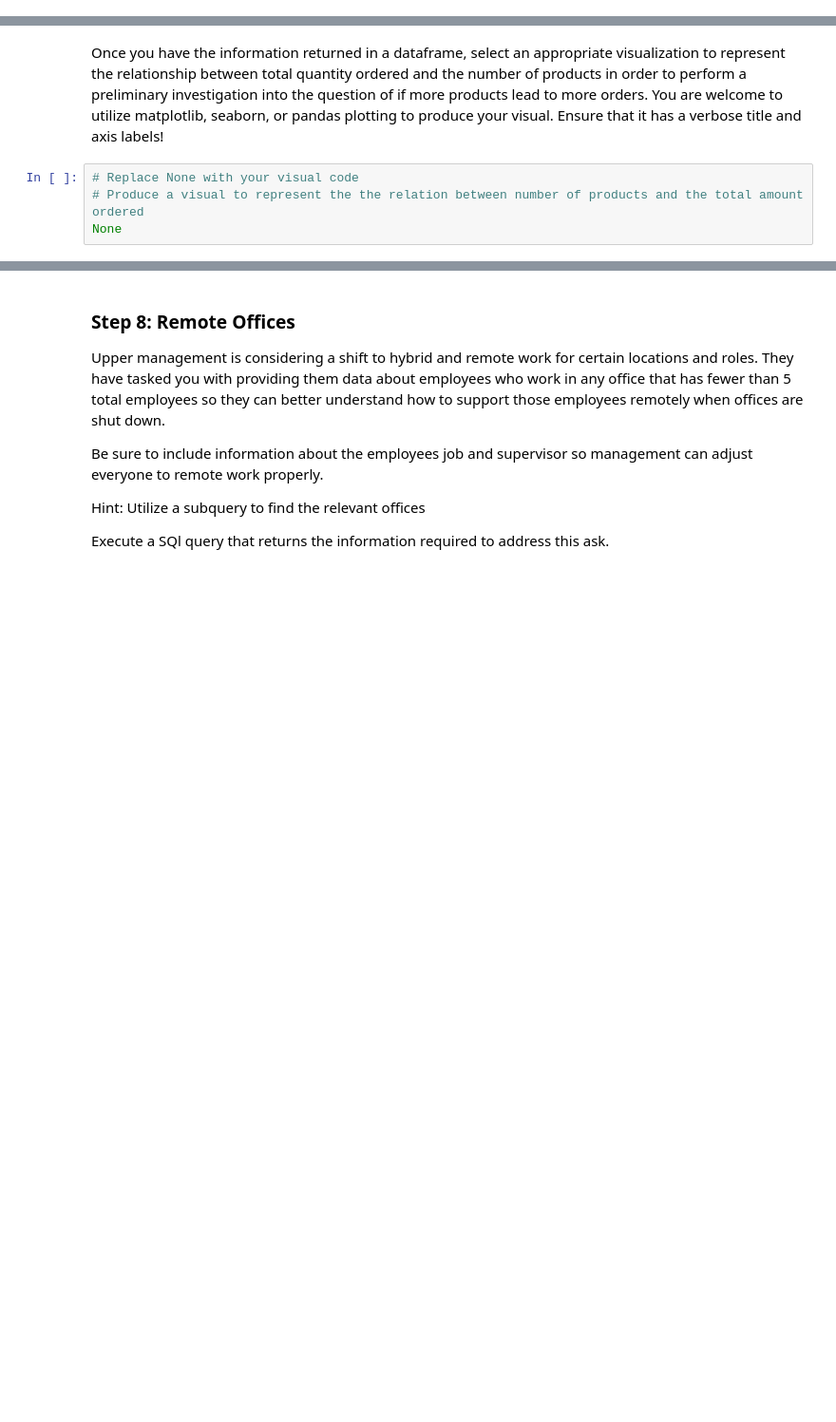
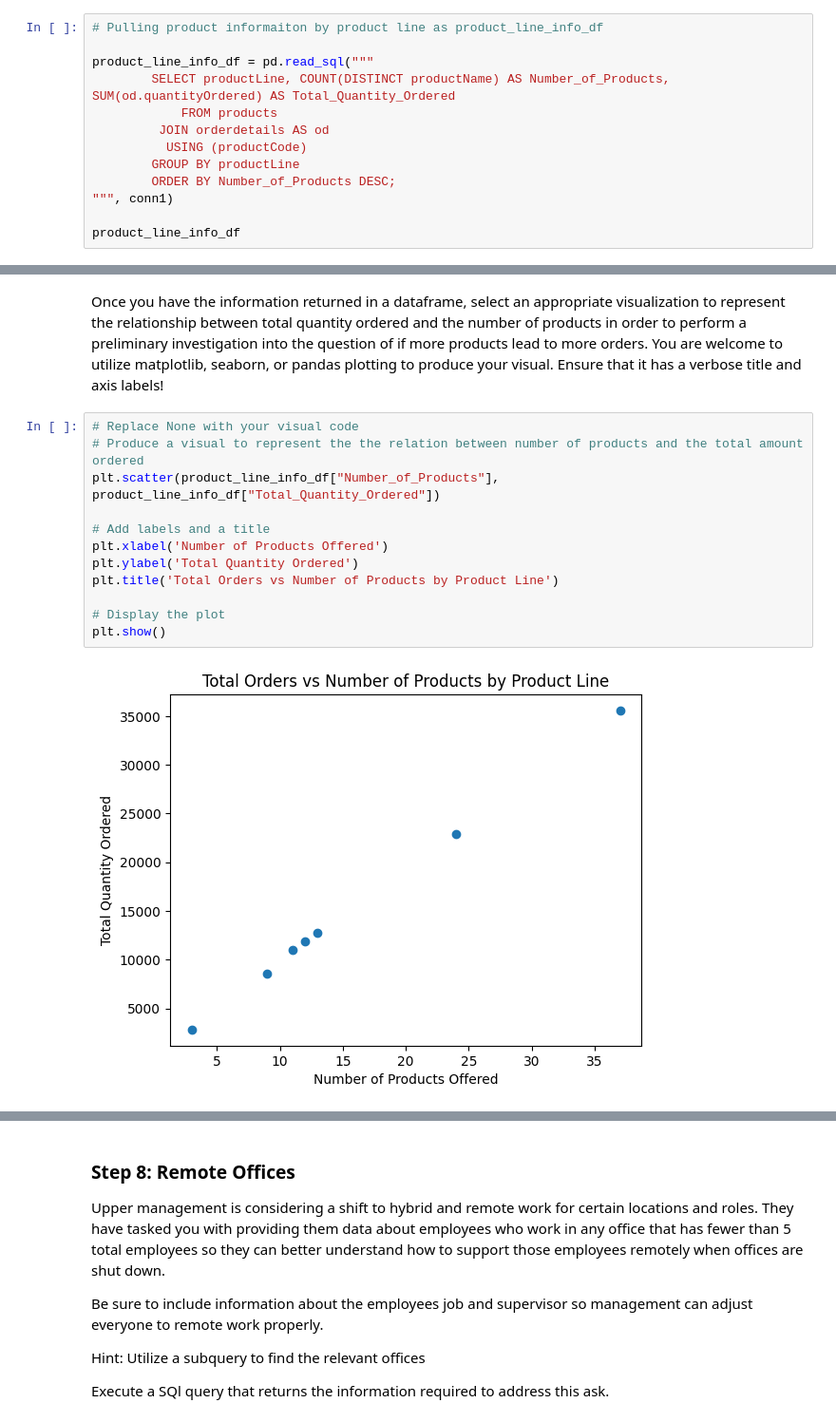
Before and after one commit to Zanalidu/dsc-sql-summative-lab, a Jupyter notebook: SQLSummativeLab.ipynb, the cells around one changed output, grey strips where cells are left out. Shown at 95% size. Saved outputs shown, nothing was run; the diff lists cells and outputs as text; blank space fills up the shorter version.

```diff
--- a/SQLSummativeLab.ipynb
+++ b/SQLSummativeLab.ipynb
@@ -252,0 +313,13 @@ None
+# %%
+# Pulling product informaiton by product line as product_line_info_df
+
+product_line_info_df = pd.read_sql("""
+        SELECT productLine, COUNT(DISTINCT productName) AS Number_of_Products, SUM(od.quantityOrdered) AS Total_Quantity_Ordered
+            FROM products
+         JOIN orderdetails AS od
+          USING (productCode)
+        GROUP BY productLine
+        ORDER BY Number_of_Products DESC;
+""", conn1)
+
+product_line_info_df
@@ -255,7 +337,17 @@ Once you have the information returned in a dataframe, select an appropriate vis
 # %%
 # Replace None with your visual code
 # Produce a visual to represent the the relation between number of products and the total amount ordered
-None
+plt.scatter(product_line_info_df["Number_of_Products"], product_line_info_df["Total_Quantity_Ordered"])
+
+# Add labels and a title
+plt.xlabel('Number of Products Offered')
+plt.ylabel('Total Quantity Ordered')
+plt.title('Total Orders vs Number of Products by Product Line')
+
+# Display the plot
+plt.show()
+# %% [output]
+[figure, added]
 # %% [markdown]
 ## Reflection Question:
 
```
Also changed, not shown: parts of 16 cells of this notebook.
